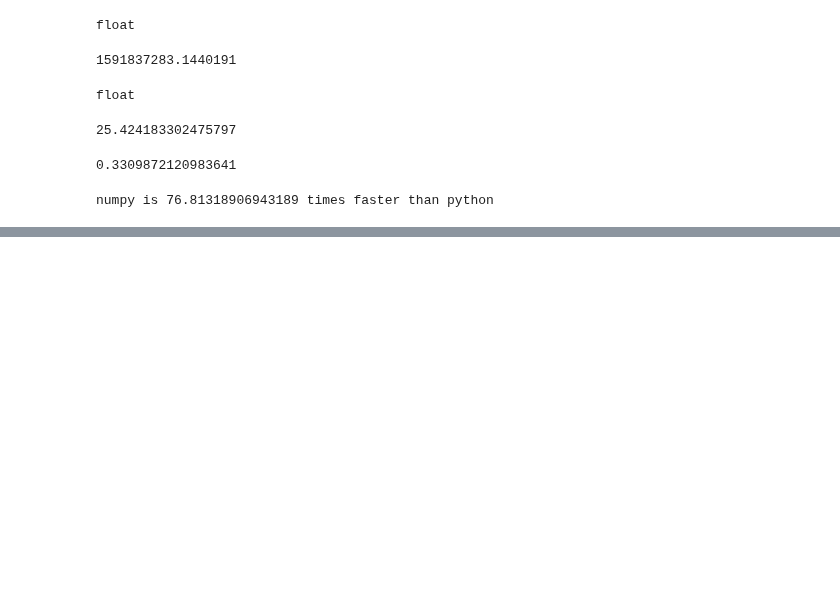
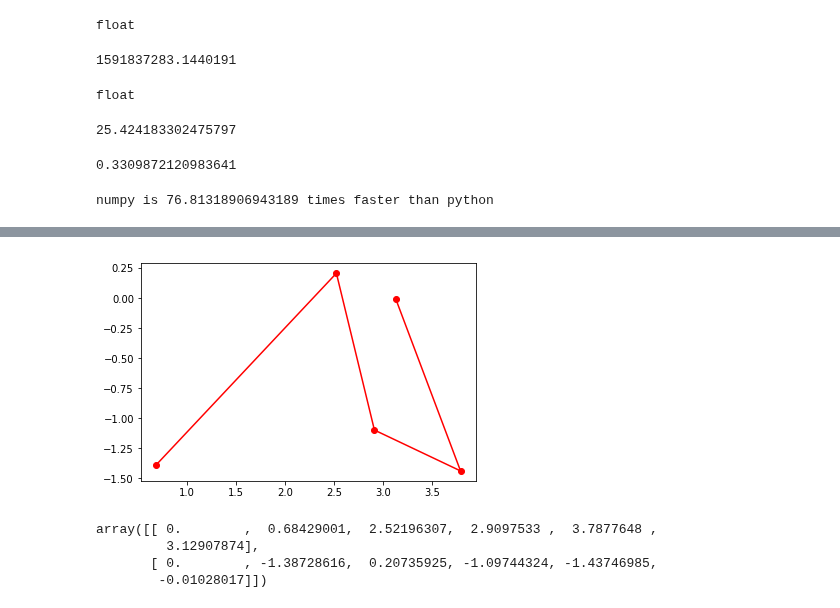
Before and after one commit to udaytak/Edx_PythonForResearch, a Jupyter notebook: CW2.ipynb, the cells around one changed output, grey strips where cells are left out. Cells and saved outputs as stored; diff of their text form; code cells hidden in the pictures; blank space fills up the shorter version.

```diff
--- a/CW2.ipynb
+++ b/CW2.ipynb
@@ -1684,0 +1758,18 @@ numpy is 76.81318906943189 times faster than python
+# %%
+plt.plot(X[0],X[1],"ro-")
+plt.savefig("Cumulativeplot.pdf")
+# %% [output]
+[figure, added]
+# %%
+'''
+missing values fox X0 = 0,0
+google - how to concat numpy
+'''
+X_0 = np.array([[0],[0]])
+X= np.concatenate((X_0,np.cumsum(dX, axis = 1)),axis=1)
+X
+# %% [output]
+array([[ 0.        ,  0.68429001,  2.52196307,  2.9097533 ,  3.7877648 ,
+         3.12907874],
+       [ 0.        , -1.38728616,  0.20735925, -1.09744324, -1.43746985,
+        -0.01028017]])
```
Also changed, not shown: parts of 10 cells of this notebook, 2 other files.
